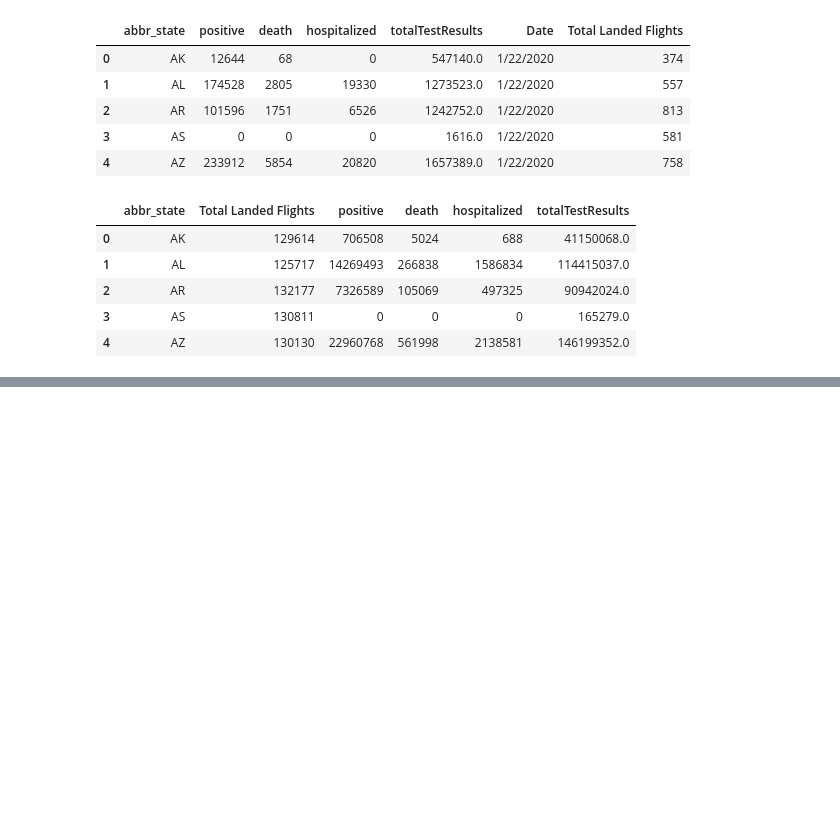
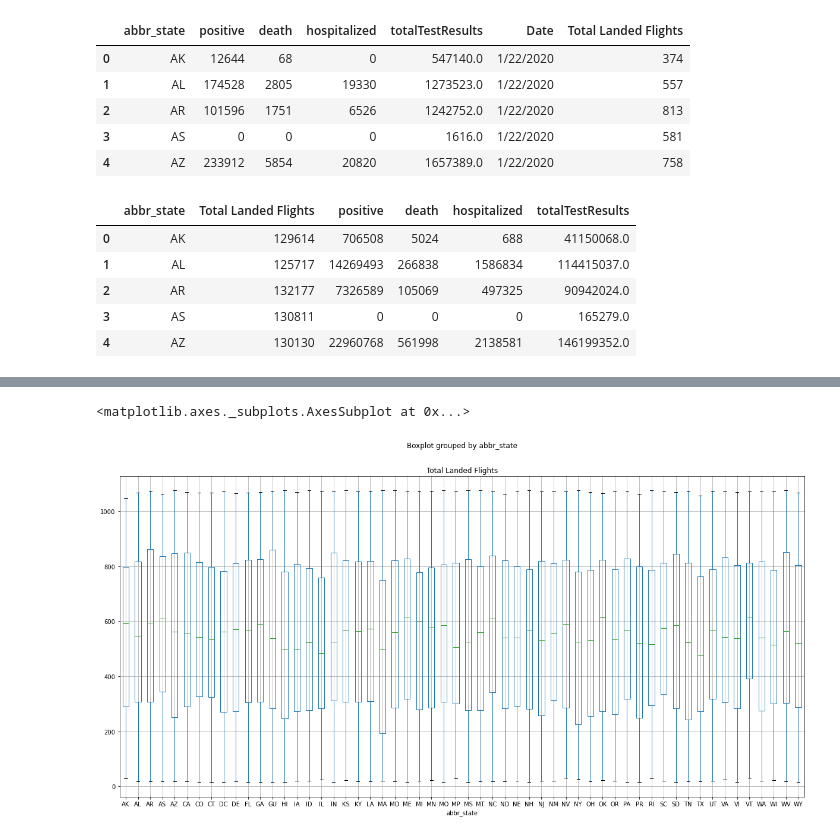
Before and after one commit to MersedehSP/Covid_Analyzer, a Jupyter notebook: Fake_Data_Visualizations.ipynb, the cells around one changed output, grey strips where cells are left out. Cells and saved outputs as stored; diff of their text form; code cells hidden in the pictures; blank space fills up the shorter version.

```diff
--- a/Fake_Data_Visualizations.ipynb
+++ b/Fake_Data_Visualizations.ipynb
@@ -31,0 +61,6 @@ total_df.head()
+# %%
+#BoxPlot flights by state
+data_df.boxplot("Total Landed Flights", by="abbr_state", figsize=(20, 10))
+# %% [output]
+<matplotlib.axes._subplots.AxesSubplot at 0x...>
+[figure, added]
```
Also changed, not shown: parts of 6 cells of this notebook.
